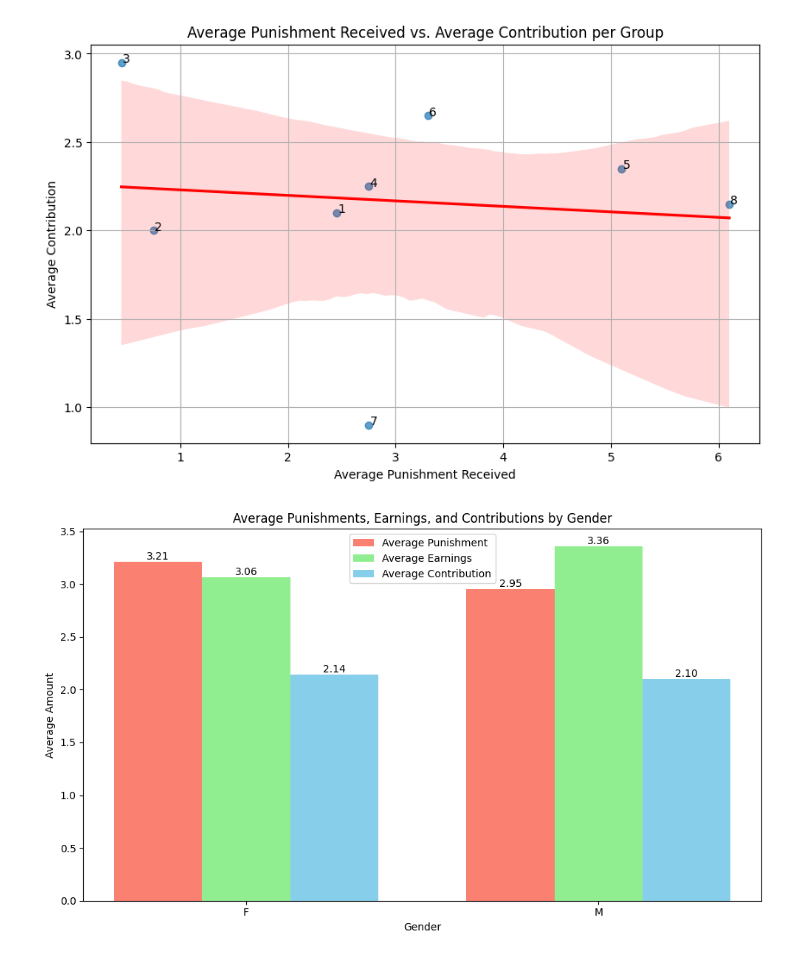
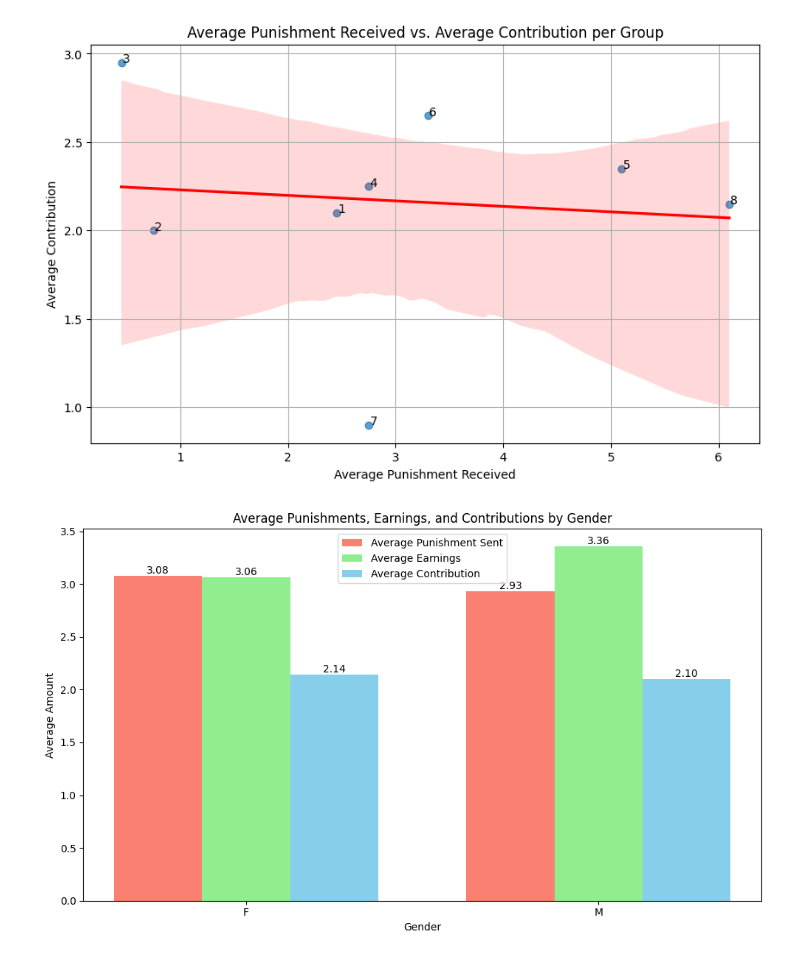
Before and after one commit to oak50/Voluntary-Contributions, a Jupyter notebook: EDA.ipynb, the cells around one changed output. Saved outputs shown, nothing was run; the diff lists cells and outputs as text; code cells hidden in the pictures.

```diff
--- a/EDA.ipynb
+++ b/EDA.ipynb
@@ -575,7 +578,7 @@ df = pd.read_csv("/workspace/Voluntary-Contributions/test_2.csv")
 # Assuming the 'Gender' column has already been added as per previous instructions
 # Calculate the average punishment, earnings, and contributions by gender
 gender_stats = df.groupby('Gender').agg({
-    'Punishment Received': 'mean',
+    'Total Points Sent': 'mean',
     'Earnings': 'mean',
     'Contribution': 'mean'
 }).reset_index()
@@ -590,9 +593,9 @@ plt.figure(figsize=(10, 6))
 # Plot bars for average punishment
 punishment_bars = plt.bar(
     [i - bar_width for i in index],
-    gender_stats['Punishment Received'],
+    gender_stats['Total Points Sent'],
     width=bar_width,
-    label='Average Punishment',
+    label='Average Punishment Sent',
     color='salmon'
 )
 
@@ -629,31 +632,31 @@ for bar in punishment_bars:
         f'{bar.get_height():.2f}',
         ha='center',
         va='bottom',
         fontsize=10
     )
 
 for bar in earnings_bars:
     plt.text(
         bar.get_x() + bar.get_width() / 2,
         bar.get_height(),
         f'{bar.get_height():.2f}',
         ha='center',
         va='bottom',
         fontsize=10
     )
 
 for bar in contribution_bars:
     plt.text(
         bar.get_x() + bar.get_width() / 2,
         bar.get_height(),
         f'{bar.get_height():.2f}',
         ha='center',
         va='bottom',
         fontsize=10
     )
 
 # Display the plot
 plt.tight_layout()
 plt.show()
 # %% [output]
-[figure, old version]
+[figure, new version]
```
Also changed, not shown: parts of 1 cell of this notebook.
